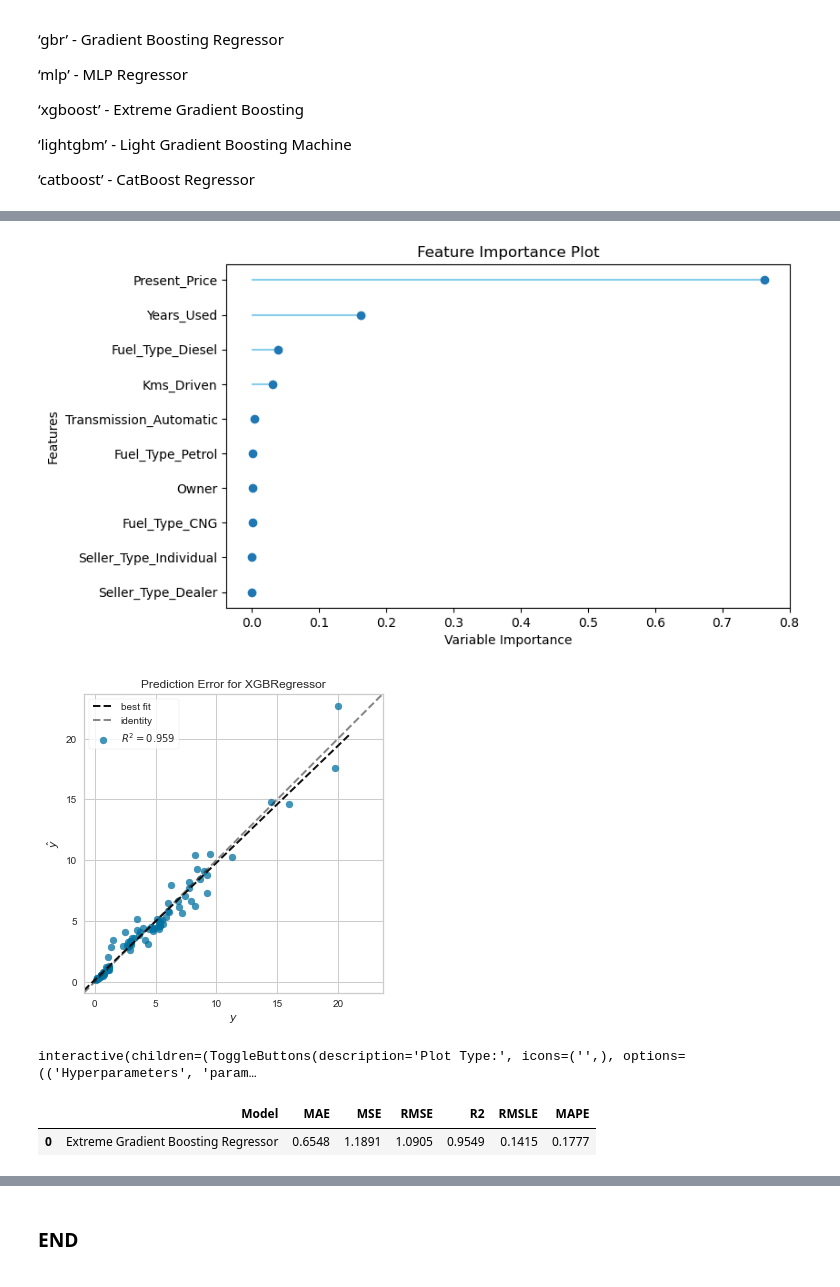
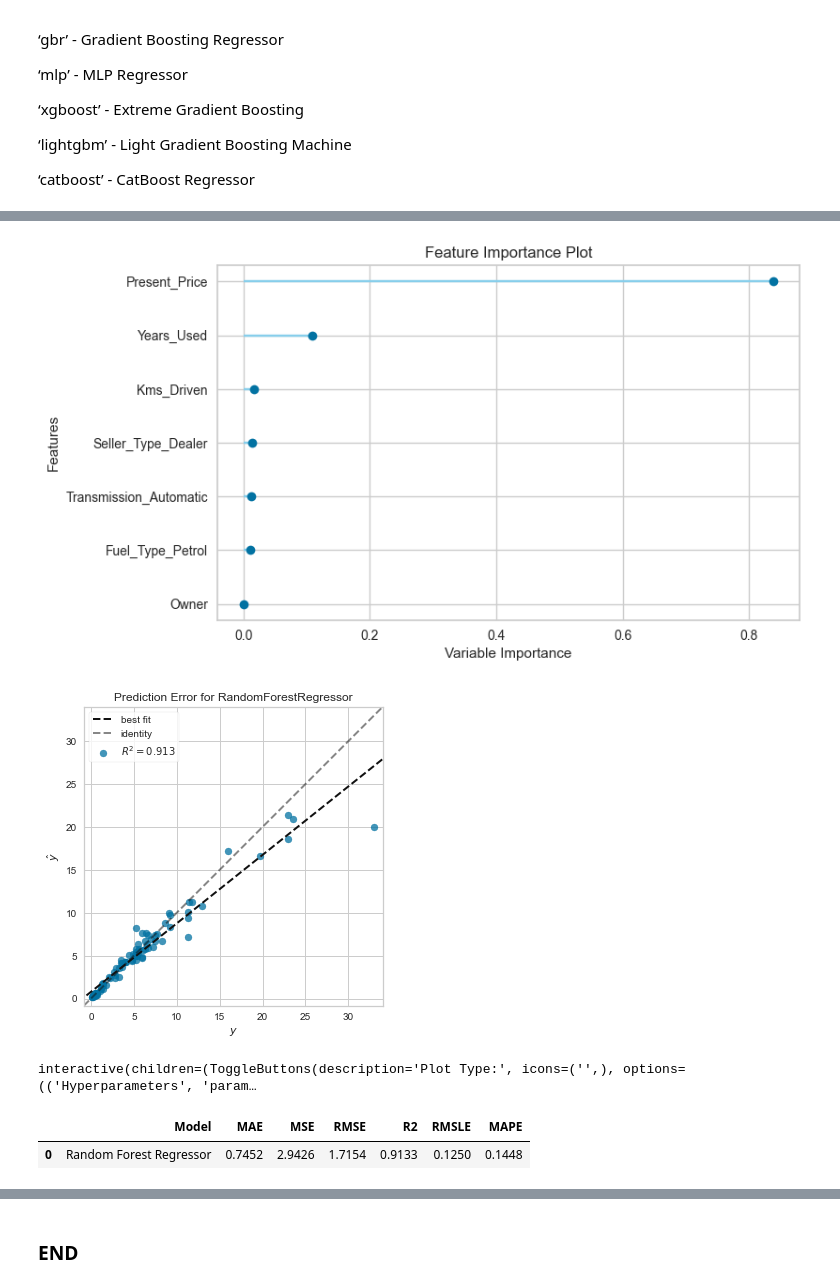
Before and after one commit to MOTURUPRAVEENBHARGAV/SecondHand-Car-Price-Prediciton-Using-PyCaret, a Jupyter notebook: 2nd hand car price prediction.ipynb, the cells around one changed output, grey strips where cells are left out. Saved outputs shown, nothing was run; the diff lists cells and outputs as text; code cells hidden in the pictures.

```diff
--- a/2nd hand car price prediction.ipynb
+++ b/2nd hand car price prediction.ipynb
@@ -429,0 +427,2 @@ xgb=create_model("xgboost")
+# %%
+rf=create_model("rf")
@@ -463,9 +486,9 @@ tuned_xgb = tune_model(xgb)
 # %%
-plot_model(xgb, plot = 'feature')
+plot_model(rf, plot = 'feature')
 # %% [output]
-[figure, old version]
+[figure, new version]
 # %%
-plot_model(xgb, plot = 'error')
+plot_model(rf, plot = 'error')
 # %% [output]
-[figure, old version]
+[figure, new version]
 # %%
@@ -473,10 +496,10 @@ evaluate_model(xgb)
 # %% [output]
 interactive(children=(ToggleButtons(description='Plot Type:', icons=('',), options=(('Hyperparameters', 'param…
 # %%
-pred=predict_model(xgb)
+pred=predict_model(rf)
 # %% [output]
 |  | Model | MAE | MSE | RMSE | R2 | RMSLE | MAPE |
-| 0 | Extreme Gradient Boosting Regressor | 0.6548 | 1.1891 | 1.0905 | 0.9549 | 0.1415 | 0.1777 |
+| 0 | Random Forest Regressor | 0.7452 | 2.9426 | 1.7154 | 0.9133 | 0.1250 | 0.1448 |
 # %%
 pred
 # %% [output]
```
Also changed, not shown: parts of 28 cells of this notebook, 3 other files.
